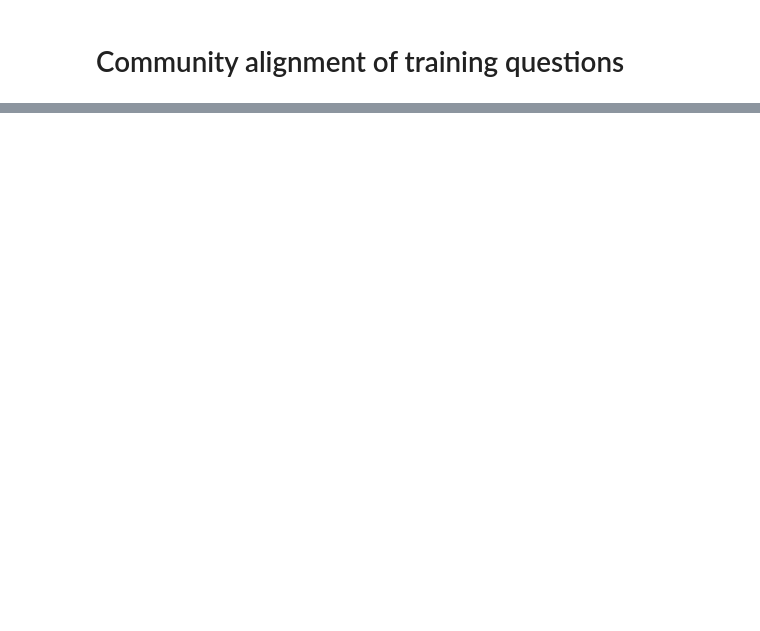
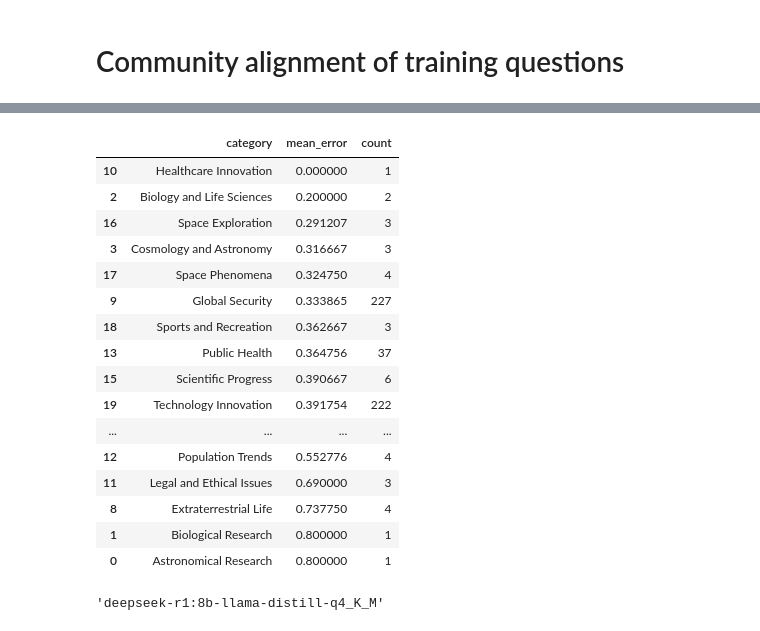
Before and after one commit to catskillsresearch/metac-bot-template, a Jupyter notebook: CA4.ipynb, the cells around one changed output, grey strips where cells are left out. Cells and saved outputs as stored; diff of their text form; code cells hidden in the pictures; blank space fills up the shorter version.

```diff
--- a/CA4.ipynb
+++ b/CA4.ipynb
@@ -72,0 +121,6 @@ plt.plot(
+# %%
+id_to_category = {int(x): id_to_category[x] for x in id_to_category}
+# %%
+df['category'] = df.id.apply(lambda x: id_to_category[x])
+# %%
+df1 = df[['category', 'error']]
@@ -72,0 +143,30 @@ plt.plot(
+# %%
+result_df = df1.groupby('category').agg(
+    mean_error=('error', 'mean'),
+    count=('error', 'size')
+).reset_index()
+# %%
+result_df.sort_values(by='mean_error')
+# %% [output]
+|  | category | mean_error | count |
+| 10 | Healthcare Innovation | 0.000000 | 1 |
+| 2 | Biology and Life Sciences | 0.200000 | 2 |
+| 16 | Space Exploration | 0.291207 | 3 |
+| 3 | Cosmology and Astronomy | 0.316667 | 3 |
+| 17 | Space Phenomena | 0.324750 | 4 |
+| 9 | Global Security | 0.333865 | 227 |
+| 18 | Sports and Recreation | 0.362667 | 3 |
+| 13 | Public Health | 0.364756 | 37 |
+| 15 | Scientific Progress | 0.390667 | 6 |
+| 19 | Technology Innovation | 0.391754 | 222 |
+| ... | ... | ... | ... |
+| 12 | Population Trends | 0.552776 | 4 |
+| 11 | Legal and Ethical Issues | 0.690000 | 3 |
+| 8 | Extraterrestrial Life | 0.737750 | 4 |
+| 1 | Biological Research | 0.800000 | 1 |
+| 0 | Astronomical Research | 0.800000 | 1 |
+# %%
+ds = models[0]
+ds
+# %% [output]
+'deepseek-r1:8b-llama-distill-q4_K_M'
```
Also changed, not shown: parts of 13 cells of this notebook, 10 other files.
